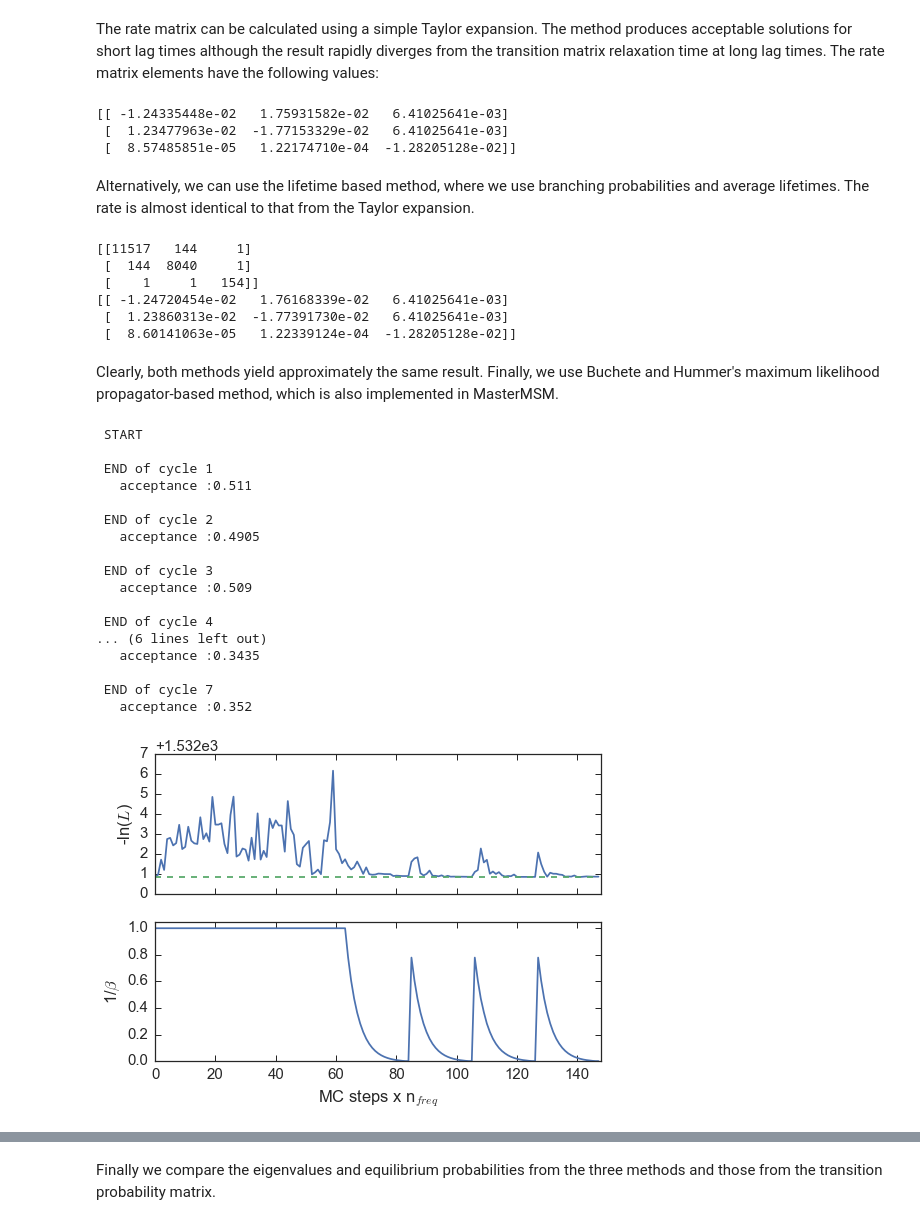
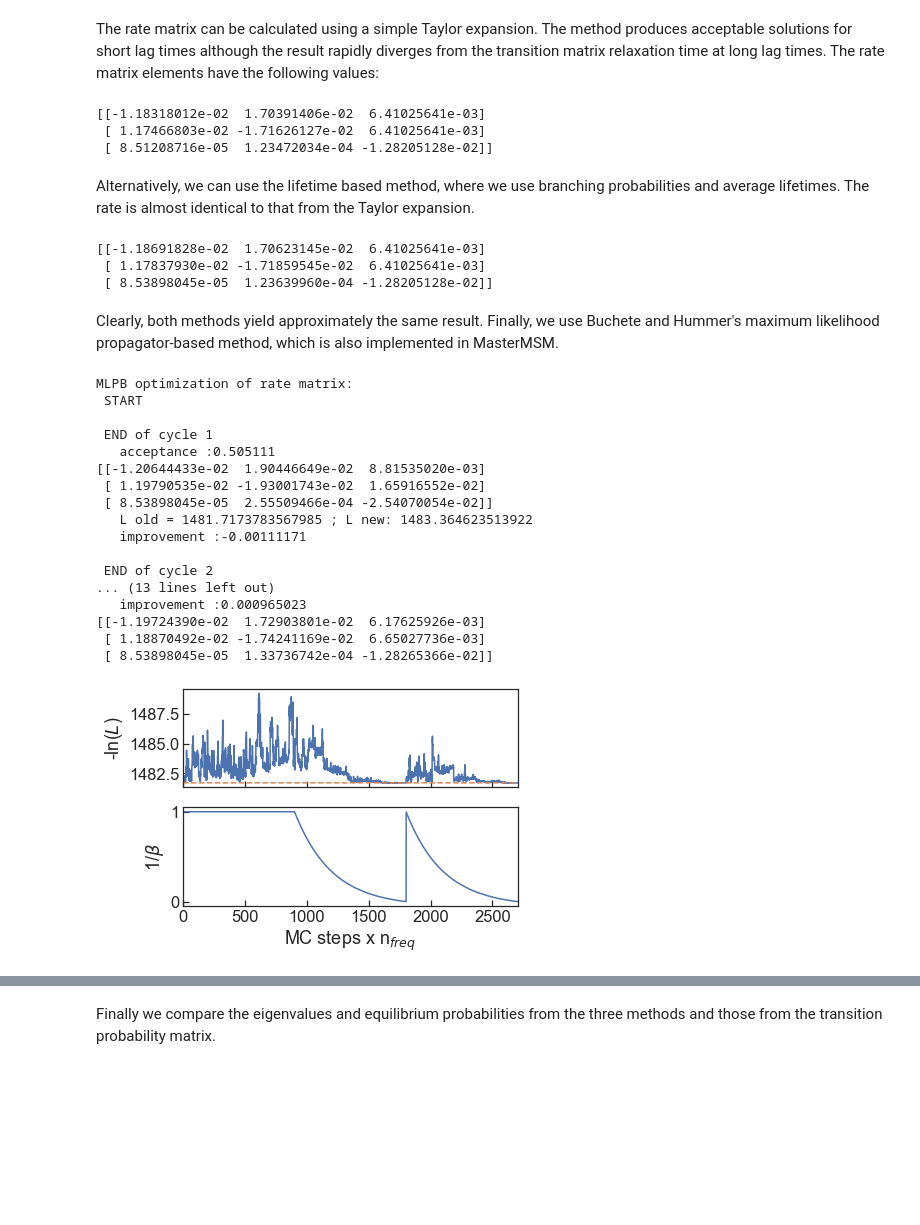
Before and after one commit to BioKT/MasterMSM, a Jupyter notebook: examples/alanine_dipeptide/ala_dipeptide_maxlike.ipynb, the cells around one changed output, grey strips where cells are left out. Saved outputs shown, nothing was run; the diff lists cells and outputs as text; code cells hidden in the pictures; blank space fills up the shorter version.

```diff
--- a/examples/alanine_dipeptide/ala_dipeptide_maxlike.ipynb
+++ b/examples/alanine_dipeptide/ala_dipeptide_maxlike.ipynb
@@ -38,6 +35,6 @@ tr_rev.distraj = [x for x in reversed(tr.distraj)]
 Using the discretized data we build the MSM invoking the `SuperMSM` class.
 # %%
 from mastermsm.msm import msm
-msm_alaTB = msm.SuperMSM([tr, tr_rev])
+msm_alaTB = msm.SuperMSM([tr, tr_rev], sym=False)
 # %% [output]
  Building MSM from
@@ -55,46 +52,45 @@ for lt in lagts:
 The rate matrix can be calculated using a simple Taylor expansion. The  method produces acceptable solutions for short lag times although the result rapidly diverges from the transition matrix relaxation time at long lag times. The rate matrix elements have the following values:
 # %%
 msm_alaTB.msms[1].do_rate()
-print msm_alaTB.msms[1].rate
+print (msm_alaTB.msms[1].rate)
 rate_Taylor = msm_alaTB.msms[1].rate
 tau_Taylor = msm_alaTB.msms[1].tauK
 peq_Taylor = msm_alaTB.msms[1].peqK
 # %% [output]
-[[ -1.24335448e-02   1.75931582e-02   6.41025641e-03]
- [  1.23477963e-02  -1.77153329e-02   6.41025641e-03]
- [  8.57485851e-05   1.22174710e-04  -1.28205128e-02]]
+[[-1.18318012e-02  1.70391406e-02  6.41025641e-03]
+ [ 1.17466803e-02 -1.71626127e-02  6.41025641e-03]
+ [ 8.51208716e-05  1.23472034e-04 -1.28205128e-02]]
 # %% [markdown]
 Alternatively, we can use the lifetime based method, where we use branching probabilities and average lifetimes. The rate is almost identical to that from the Taylor expansion.
 # %%
 msm_alaTB.do_lbrate()
-print msm_alaTB.lbrate
+print (msm_alaTB.lbrate)
 # %% [output]
-[[11517   144     1]
- [  144  8040     1]
- [    1     1   154]]
-[[ -1.24720454e-02   1.76168339e-02   6.41025641e-03]
- [  1.23860313e-02  -1.77391730e-02   6.41025641e-03]
- [  8.60141063e-05   1.22339124e-04  -1.28205128e-02]]
+[[-1.18691828e-02  1.70623145e-02  6.41025641e-03]
+ [ 1.17837930e-02 -1.71859545e-02  6.41025641e-03]
+ [ 8.53898045e-05  1.23639960e-04 -1.28205128e-02]]
 # %% [markdown]
 Clearly, both methods yield approximately the same result. Finally, we use Buchete and Hummer's maximum likelihood propagator-based method, which is also implemented in MasterMSM.
 # %%
-msm_alaTB.msms[1].do_rate(method='MLPB', init=msm_alaTB.lbrate, report=True)
+msm_alaTB.msms[1].do_rate(method='MLPB', init=msm_alaTB.lbrate, \
+                          report=True)
+print (msm_alaTB.msms[1].rate)
 # %% [output]
+MLPB optimization of rate matrix:
  START
 
  END of cycle 1
-   acceptance :0.511
+   acceptance :0.505111
+[[-1.20644433e-02  1.90446649e-02  8.81535020e-03]
+ [ 1.19790535e-02 -1.93001743e-02  1.65916552e-02]
+ [ 8.53898045e-05  2.55509466e-04 -2.54070054e-02]]
+   L old = 1481.7173783567985 ; L new: 1483.364623513922
+   improvement :-0.00111171
 
  END of cycle 2
-   acceptance :0.4905
-
- END of cycle 3
-   acceptance :0.509
-
- END of cycle 4
-... (6 lines left out)
-   acceptance :0.3435
-
- END of cycle 7
-   acceptance :0.352
+... (13 lines left out)
+   improvement :0.000965023
+[[-1.19724390e-02  1.72903801e-02  6.17625926e-03]
+ [ 1.18870492e-02 -1.74241169e-02  6.65027736e-03]
+ [ 8.53898045e-05  1.33736742e-04 -1.28265366e-02]]
-[figure, old version]
+[figure, new version]
```
Also changed, not shown: parts of 4 cells of this notebook.
